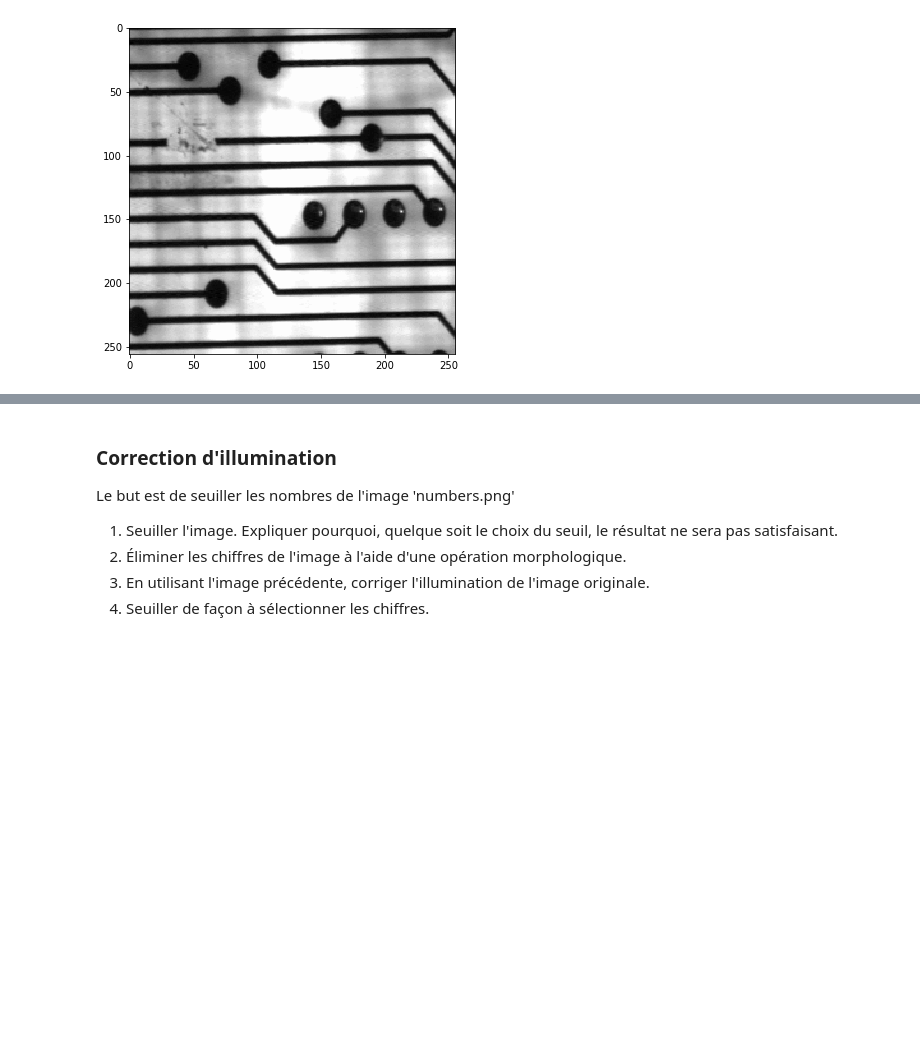
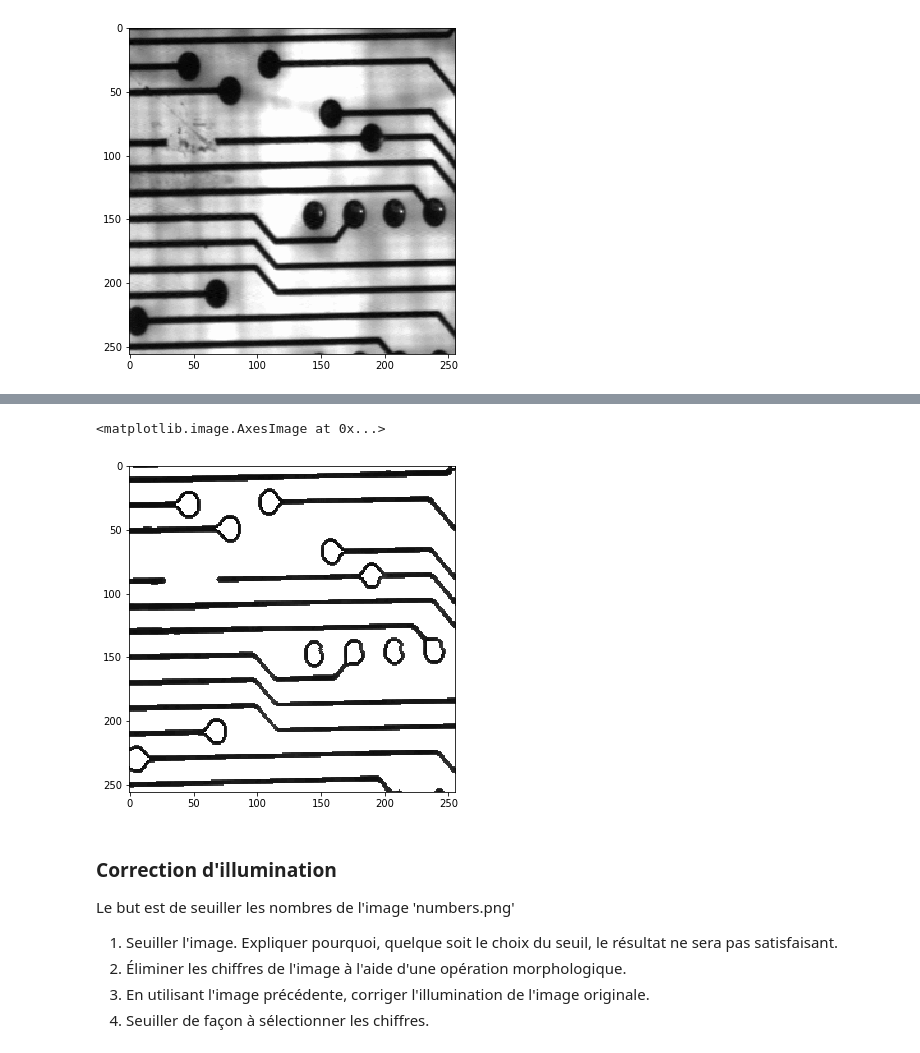
Before and after one commit to Polymorphhh/BackupProject, a Jupyter notebook: M2_I3D_Morpho_math_TP1.ipynb, the cells around one changed output, grey strips where cells are left out. Drawn from its saved outputs; the diff is of its cells as text; code cells hidden in the pictures; blank space fills up the shorter version.

```diff
--- a/M2_I3D_Morpho_math_TP1.ipynb
+++ b/M2_I3D_Morpho_math_TP1.ipynb
@@ -167,3 +192,12 @@ plt.imshow(I,cmap='gray',vmin=0,vmax=255)
+# %%
+# 4. Extraire les pistes
+circuit_pastilles2 = morphology.dilation(circuit_lissage, morphology.disk(3))
+
+circuit_pistes = where(circuit_pastilles2<seuil, 255, circuit_lissage)
+plt.imshow(circuit_pistes,cmap='gray',vmin=0,vmax=255)
+# %% [output]
+<matplotlib.image.AxesImage at 0x...>
+[figure, added]
 # %% [markdown]
 ### Correction d'illumination
 Le but est de seuiller les nombres de l'image 'numbers.png'
```
Also changed, not shown: parts of 13 cells of this notebook, 42 other files.
